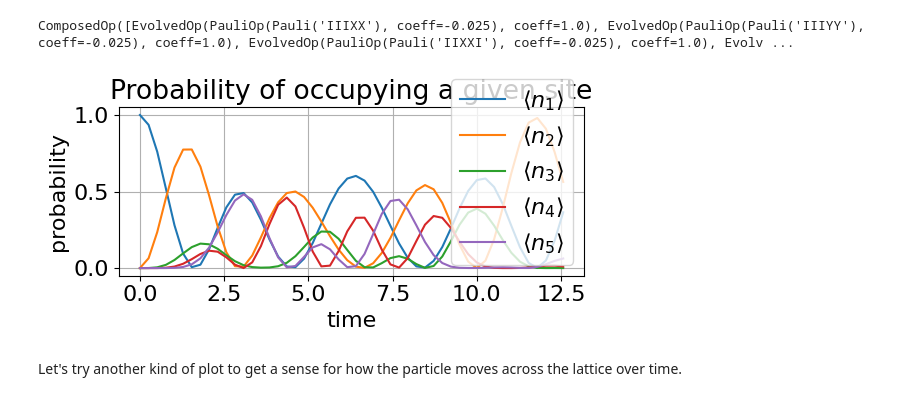
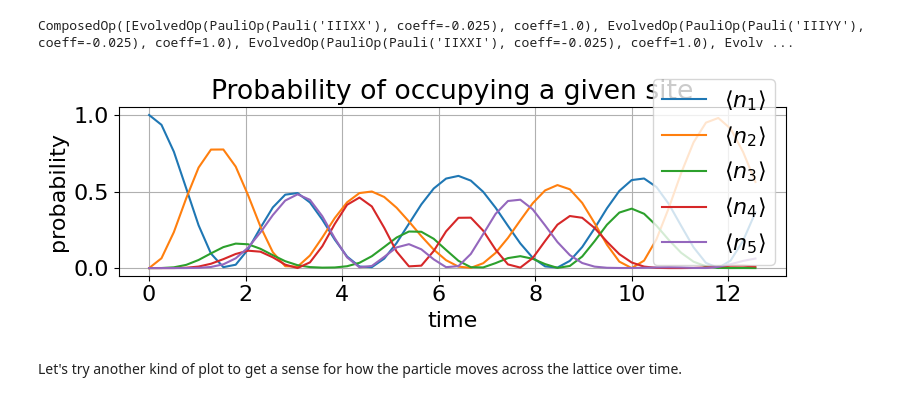
Before and after one commit to oscartq/qsim_mzm, a Jupyter notebook: tight-binding-chain/qsim-5-site-tight-binding.ipynb, the cells around one changed output. Saved outputs shown, nothing was run; the diff lists cells and outputs as text; code cells hidden in the pictures.

```diff
--- a/tight-binding-chain/qsim-5-site-tight-binding.ipynb
+++ b/tight-binding-chain/qsim-5-site-tight-binding.ipynb
@@ -194,20 +194,20 @@ for i, ni in enumerate(tqdm(n_is)):
 # %%
 # Plot the time evolution
 # list of labels for the plot
 num_op_labels = [r"$\langle n_" + str(i+1) + "\\rangle$" for i in range(num_sites)]
 
-plt.figure(figsize=(6, 3))
+plt.figure(figsize=(8, 3))
 plt.plot(times, evo_matrix_trot)
 plt.xlabel("time")
 plt.ylabel("probability")
 plt.title("Probability of occupying a given site")
 plt.grid()
 plt.legend(num_op_labels)
 plt.tight_layout()
 plt.savefig("figures/5-site-tb/5-site-prob.pdf")
 plt.show()
 # %% [output]
-[figure, old version]
+[figure, new version]
 # %% [markdown]
 Let's try another kind of plot to get a sense for how the particle moves across the lattice over time.
 # %%
```
Also changed, not shown: parts of 2 cells of this notebook, 18 other files.
